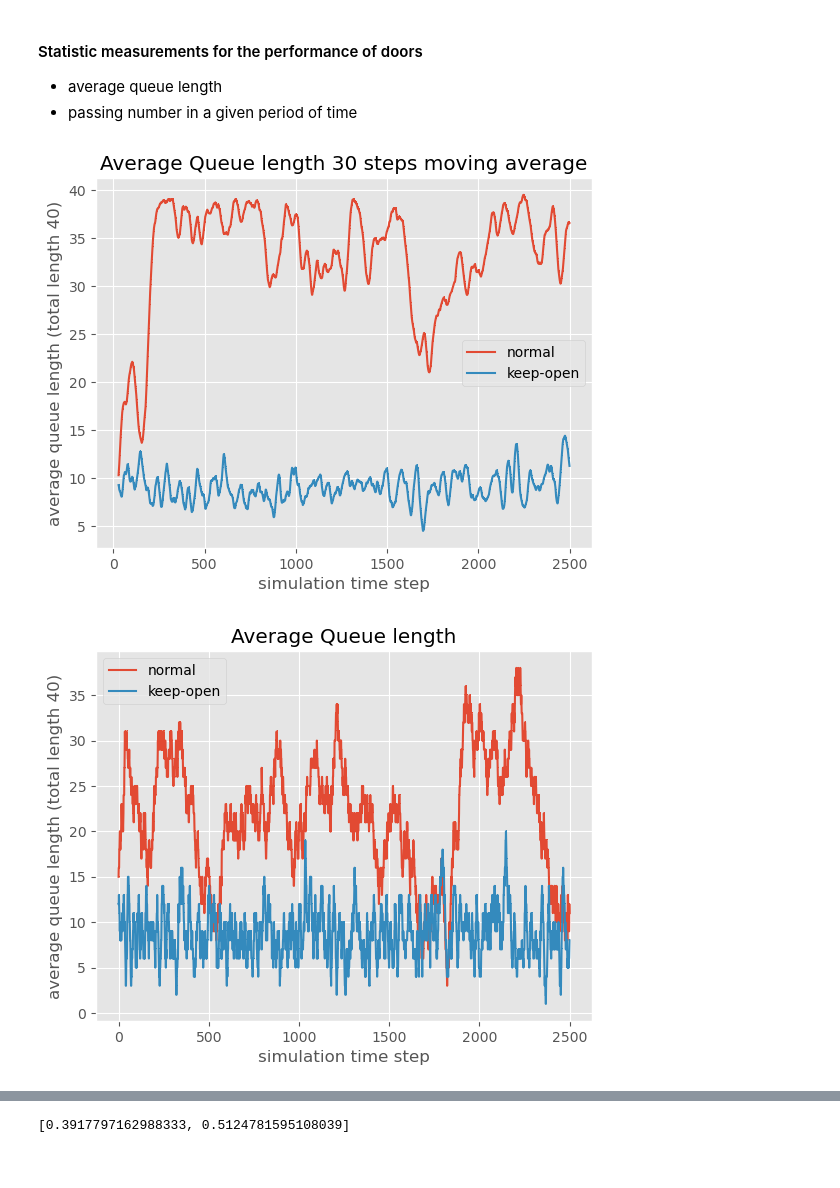
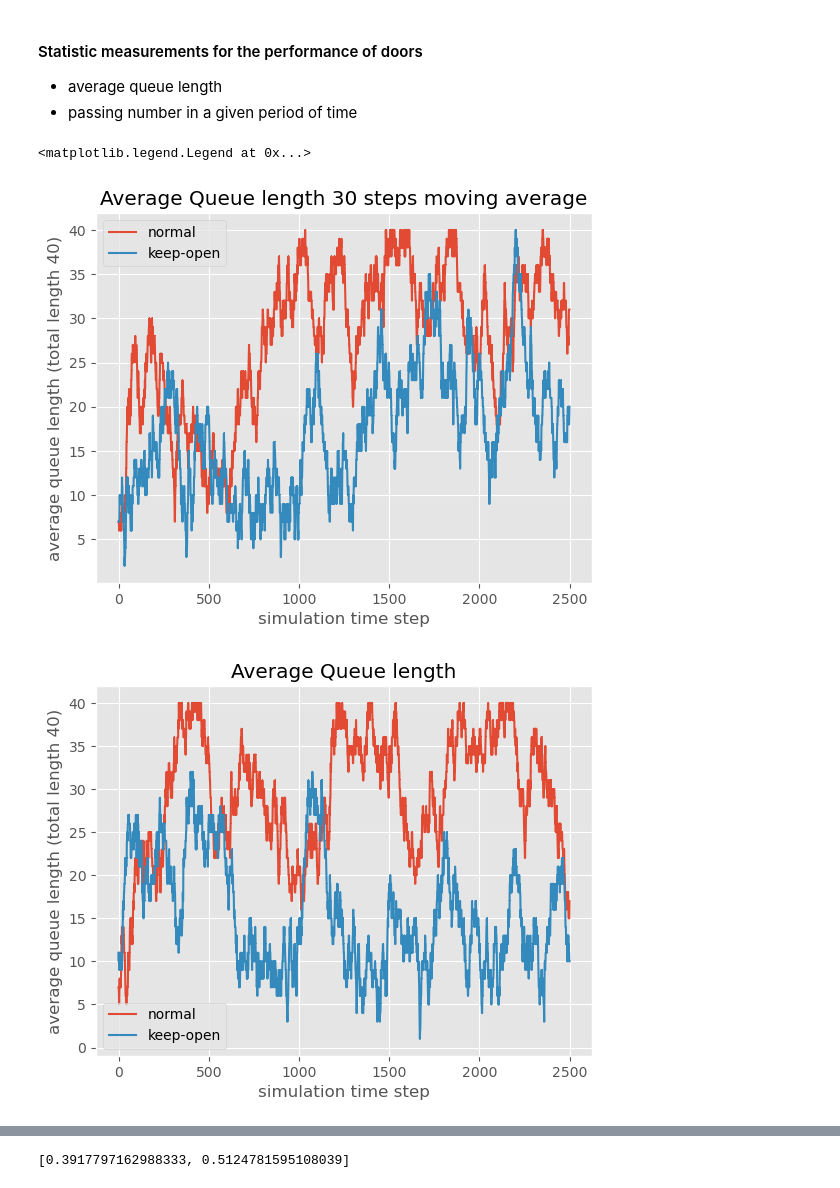
Before and after one commit to Mr-Wonderfool/Queueing-Theory-Application, a Jupyter notebook: models/SingleLineSimulation.ipynb, the cells around one changed output, grey strips where cells are left out. Drawn from its saved outputs; the diff is of its cells as text; code cells hidden in the pictures.

```diff
--- a/models/SingleLineSimulation.ipynb
+++ b/models/SingleLineSimulation.ipynb
@@ -59,7 +59,7 @@ def average_queue_length():
     while 0 == openLine.PassingCounter:
         openLine.forward()
     # average queue length
-    sim_step = 10000 * params.timestep
+    sim_step = 1000 * params.timestep
     curr_step, counter = 0, 0
     normal_num, open_num = [], []
     while curr_step < sim_step:
@@ -74,17 +74,17 @@ def average_queue_length():
 # %%
 avg_normal, avg_open, normal_queue, open_queue = average_queue_length()
 import pandas as pd
 normal_que = pd.Series(normal_queue)
 open_que = pd.Series(open_queue)
-plt.plot(normal_que.rolling(window=30).mean(), ',-', label='normal')
-plt.plot(open_que.rolling(window=30).mean(), ',-', label='keep-open')
+plt.plot(normal_que.rolling(window=1).mean(), ',-', label='normal')
+plt.plot(open_que.rolling(window=1).mean(), ',-', label='keep-open')
 plt.title('Average Queue length 30 steps moving average')
 plt.xlabel('simulation time step')
 plt.ylabel('average queue length (total length 40)')
 plt.legend()
-plt.savefig('../data/avg_queue_length_with_exp.png', dpi=200)
 # %% [output]
+<matplotlib.legend.Legend at 0x...>
-[figure, old version]
+[figure, new version]
 # %%
 plt.plot(normal_queue, ',-', label='normal')
 plt.plot(open_queue, ',-', label='keep-open')
@@ -94,7 +94,7 @@ plt.ylabel('average queue length (total length 40)')
 plt.legend()
 plt.savefig('../data/queue_length_time.png', dpi=200)
 # %% [output]
-[figure, old version]
+[figure, new version]
 # %%
 # ratio of avg_normal and avg_open - hope it converges
 sim_times = 100
```
Also changed, not shown: parts of 3 cells of this notebook, 5 other files.
